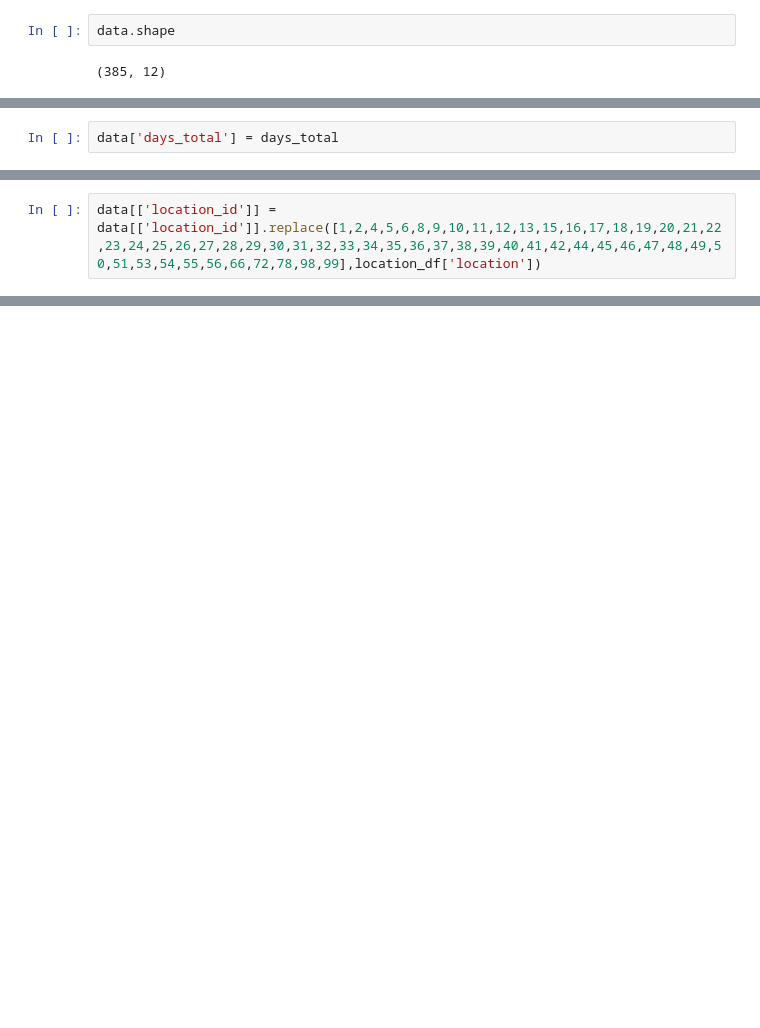
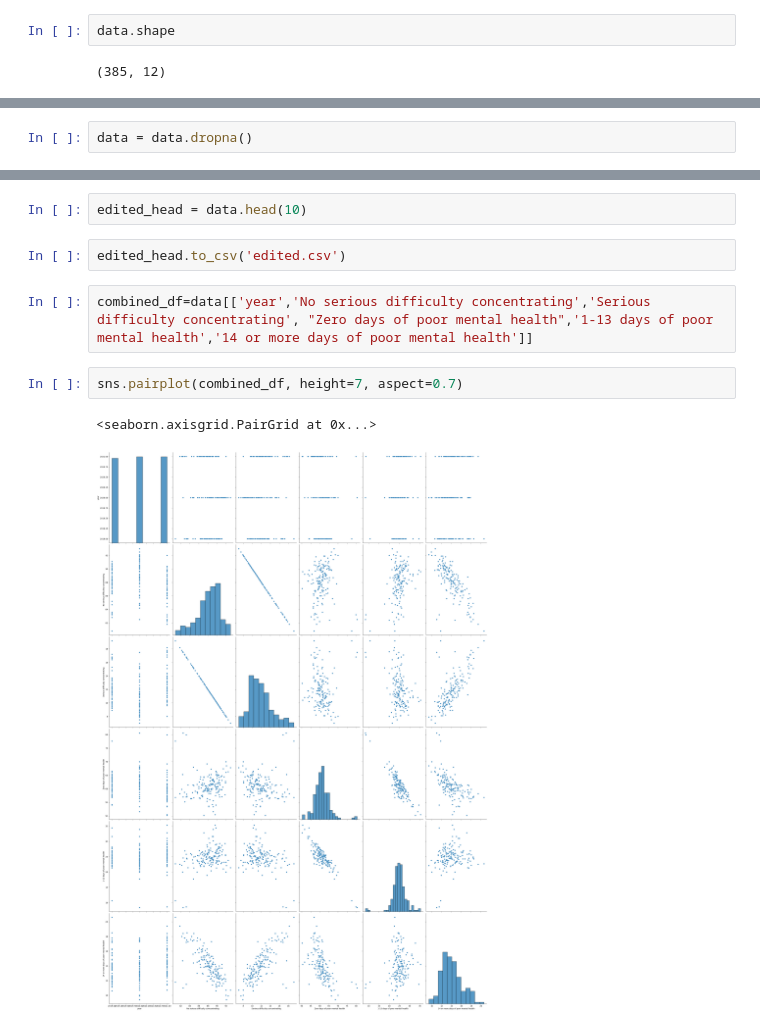
Before and after one commit to amanda-doty2012/self-reported-mental-health, a Jupyter notebook: final project.ipynb, the cells around one changed output, grey strips where cells are left out. Cells and saved outputs as stored; diff of their text form; blank space fills up the shorter version.

```diff
--- a/final project.ipynb
+++ b/final project.ipynb
@@ -136,2 +103,0 @@ data['dec_resp'] = dec_resp
-# %%
-data['days_total'] = days_total
@@ -197,2 +103,0 @@ location_df
-# %%
-data[['location_id']] = data[['location_id']].replace([1,2,4,5,6,8,9,10,11,12,13,15,16,17,18,19,20,21,22,23,24,25,26,27,28,29,30,31,32,33,34,35,36,37,38,39,40,41,42,44,45,46,47,48,49,50,51,53,54,55,56,66,72,78,98,99],location_df['location'])
@@ -242,0 +104,2 @@ sns.pairplot(attention_sub_df, x_vars = ['Number of NO responses'], y_vars = ['y
+# %%
+data = data.dropna()
@@ -242,0 +124,11 @@ sns.pairplot(attention_sub_df, x_vars = ['Number of NO responses'], y_vars = ['y
+# %%
+edited_head = data.head(10)
+# %%
+edited_head.to_csv('edited.csv')
+# %%
+combined_df=data[['year','No serious difficulty concentrating','Serious difficulty concentrating', "Zero days of poor mental health",'1-13 days of poor mental health','14 or more days of poor mental health']]
+# %%
+sns.pairplot(combined_df, height=7, aspect=0.7)
+# %% [output]
+<seaborn.axisgrid.PairGrid at 0x...>
+[figure, added]
```
Also changed, not shown: parts of 42 cells of this notebook, 1 other file.
